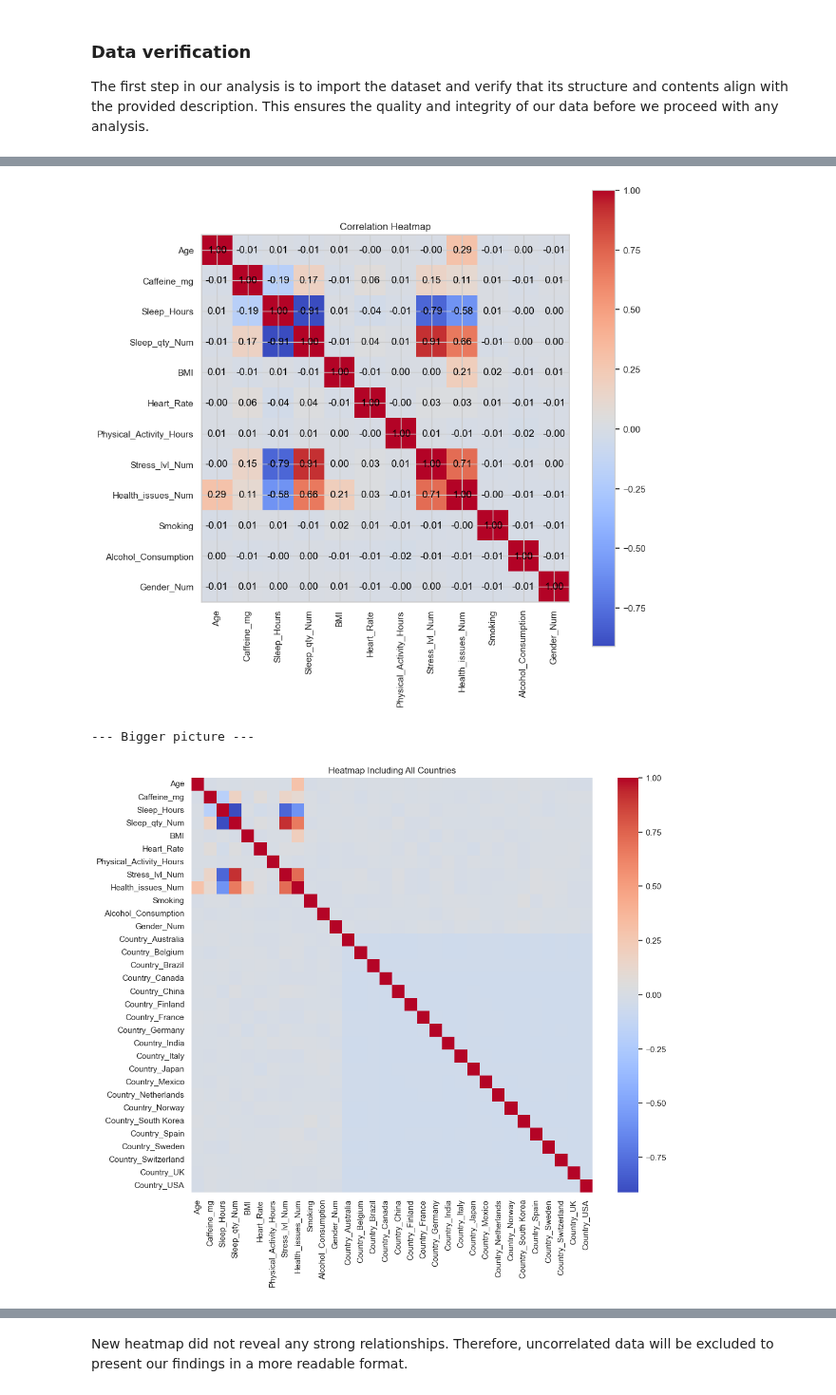
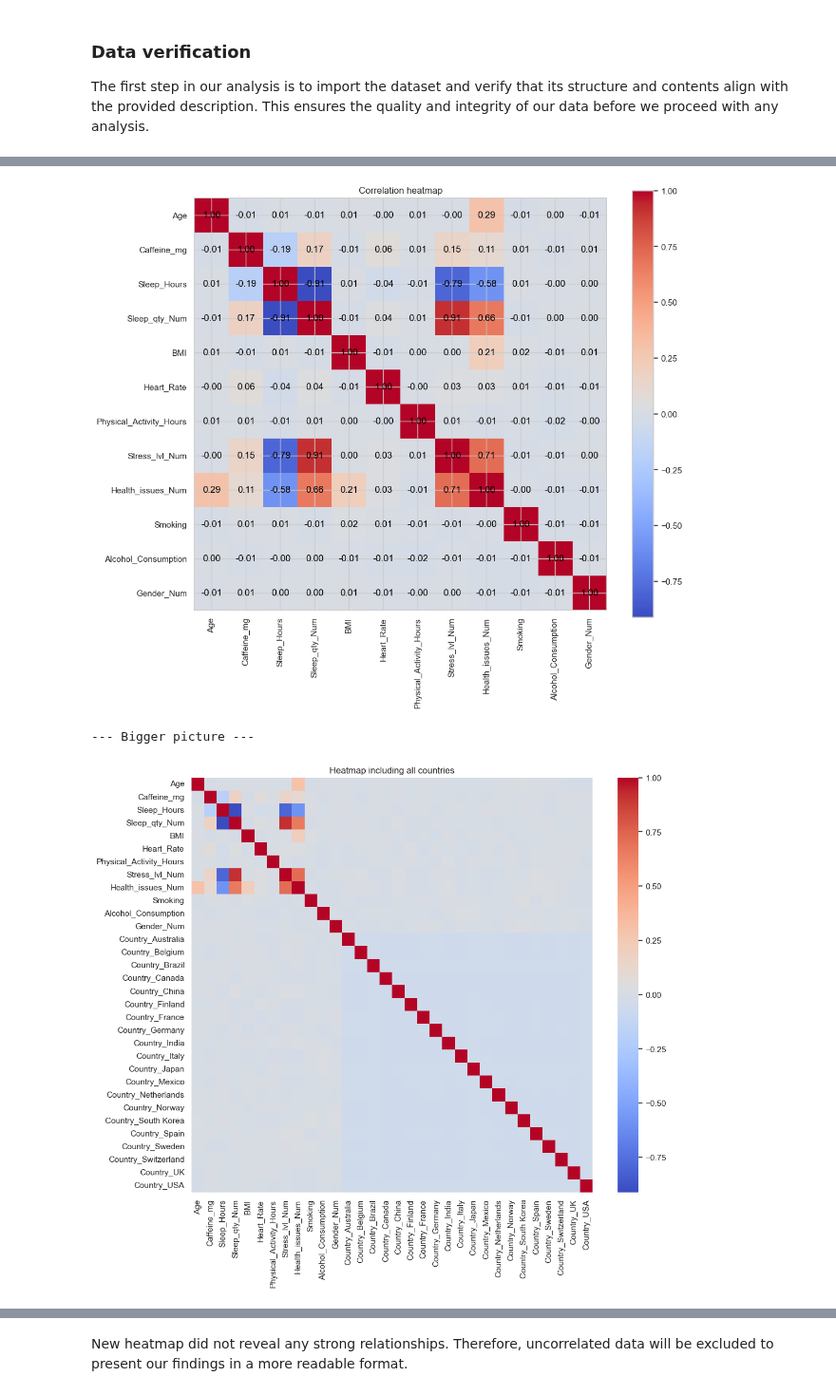
Before and after one commit to Itz-Ezu/DKKO_group6, a Jupyter notebook: coffee_project/hot_coffee.ipynb, the cells around one changed output, grey strips where cells are left out. Shown at 95% size. Drawn from its saved outputs; the diff is of its cells as text; code cells hidden in the pictures.

```diff
--- a/coffee_project/hot_coffee.ipynb
+++ b/coffee_project/hot_coffee.ipynb
@@ -144,7 +142,7 @@ To begin the exploratory data analysis, our first step is to create a correlatio
 # %%
-#### Small preparation / mapping - for matrix to work ####
+#### Small preparation / mapping for matrix to work ####
 
-# First, fill any missing values (NaN) in 'Health_Issues' with the string 'None'.
+# First, fill any missing values (NaN) in 'Health_Issues' with the string 'None'
 df['Health_Issues'] = df['Health_Issues'].fillna('None')
 
 # Create mapping dictionaries
@@ -153,13 +151,11 @@ sleep_map = {'Excellent': 0, 'Good': 1, 'Fair': 2, 'Poor': 3}
 health_map = {'None': 0, 'Mild': 1, 'Moderate': 2, 'Severe': 3}
 gender_map = {'Female': 0, 'Male': 1, 'Other': np.nan}
 
-
 # Apply the mapping to create new numerical columns
 df['Stress_lvl_Num'] = df['Stress_Level'].map(stress_map)
 df['Sleep_qty_Num'] = df['Sleep_Quality'].map(sleep_map)
 df['Health_issues_Num'] = df['Health_Issues'].map(health_map)
 df['Gender_Num'] = df['Gender'].map(gender_map)
-
 
 NumDf = df[[
     'Age',
@@ -172,39 +168,38 @@ NumDf = df[[
     'Physical_Activity_Hours',
     'Stress_lvl_Num',
     'Health_issues_Num',
     'Smoking',
     'Alcohol_Consumption',
     'Gender_Num'
 ]]
 
 corr = NumDf.corr()
 
-plt.figure(figsize=(10, 10))
+plt.figure(figsize=(12, 10))
 plt.imshow(corr, cmap='coolwarm', interpolation='none')
 plt.colorbar()
 plt.xticks(range(len(corr)), corr.columns, rotation=90)
 plt.yticks(range(len(corr)), corr.columns)
 
 for i in range(len(corr)):
     for j in range(len(corr)):
         plt.text(j, i, f"{corr.iloc[i, j]:.2f}", ha='center', va='center', color='black')
 
-plt.title("Correlation Heatmap")
+plt.title("Correlation heatmap")
 plt.show()
 
-
+# Show the matrix from a broader aspect
 print("\n--- Bigger picture ---\n")
 
 df_country_dummies = pd.get_dummies(df['Country'], prefix='Country')
 df_merged = pd.concat([NumDf, df_country_dummies], axis=1)
 
 plt.figure(figsize=(12, 10))
 sns.heatmap(df_merged.corr(), cmap='coolwarm')
-
-plt.title('Heatmap Including All Countries')
+plt.title('Heatmap including all countries')
 plt.show()
 # %% [output]
-[figure, old version]
+[figure, new version]
 --- Bigger picture ---
 [figure]
 # %% [markdown]
```
Also changed, not shown: parts of 33 cells of this notebook.
